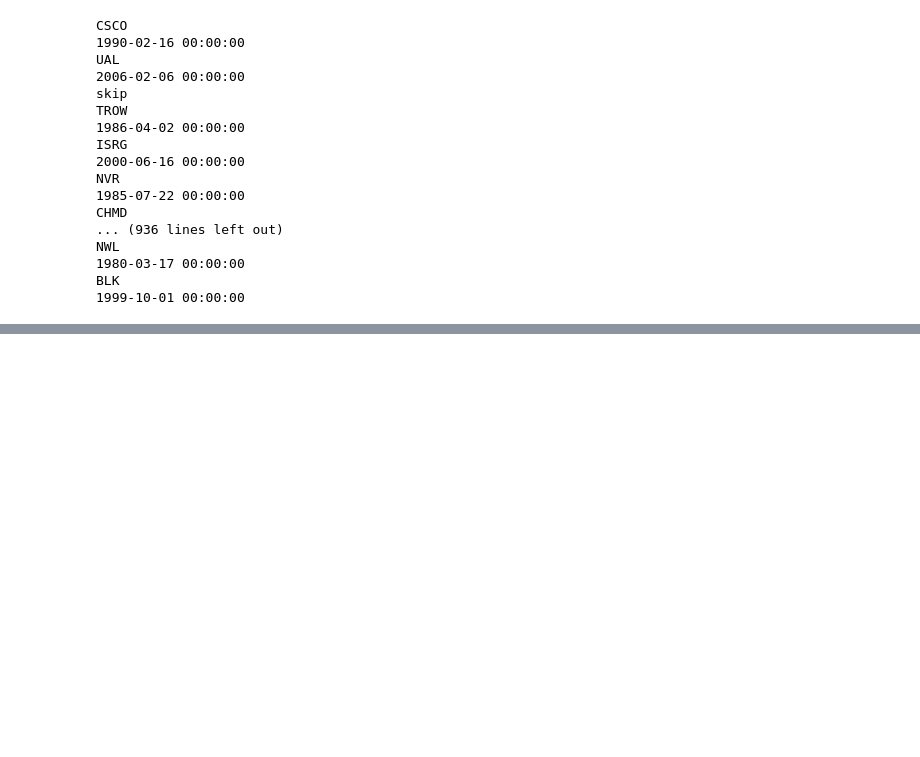
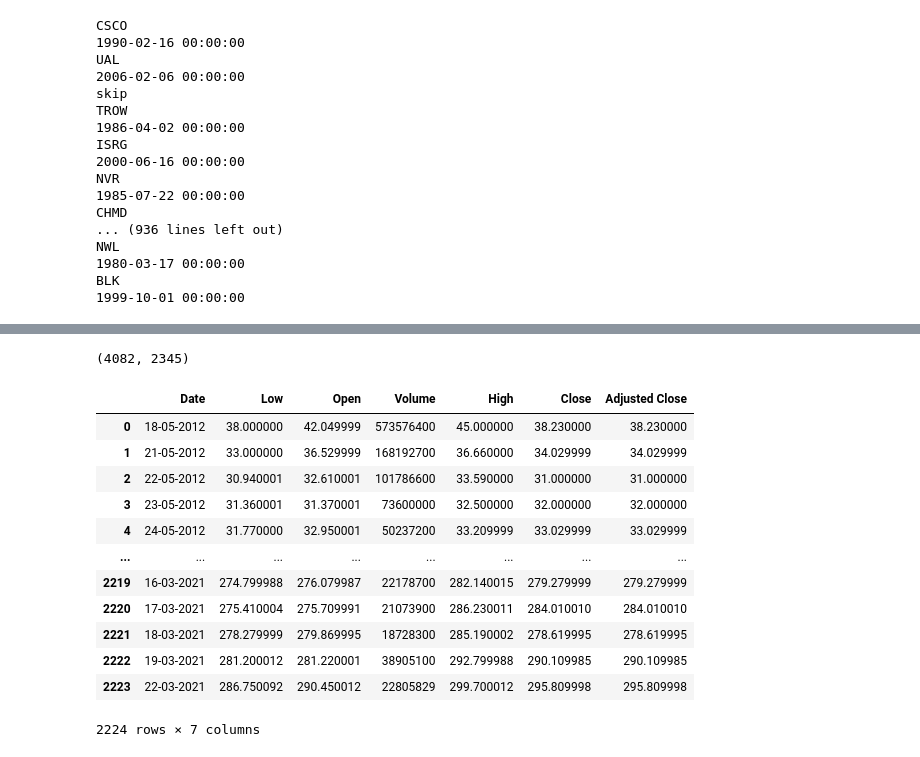
Before and after one commit to mchen81/Stock-Prices-Predictor, a Jupyter notebook: data_preprocess.ipynb, the cells around one changed output, grey strips where cells are left out. Cells and saved outputs as stored; diff of their text form; code cells hidden in the pictures; blank space fills up the shorter version.

```diff
--- a/data_preprocess.ipynb
+++ b/data_preprocess.ipynb
@@ -98,0 +99,21 @@ pd.DataFrame(df_empty.iloc[0:100])
+# %%
+df_empty.shape
+# %% [output]
+(4082, 2345)
+# %%
+data2 = pd.read_csv('sp500/csv/FB.csv')
+data2
+# %% [output]
+|  | Date | Low | Open | Volume | High | Close | Adjusted Close |
+| 0 | 18-05-2012 | 38.000000 | 42.049999 | 573576400 | 45.000000 | 38.230000 | 38.230000 |
+| 1 | 21-05-2012 | 33.000000 | 36.529999 | 168192700 | 36.660000 | 34.029999 | 34.029999 |
+| 2 | 22-05-2012 | 30.940001 | 32.610001 | 101786600 | 33.590000 | 31.000000 | 31.000000 |
+| 3 | 23-05-2012 | 31.360001 | 31.370001 | 73600000 | 32.500000 | 32.000000 | 32.000000 |
+| 4 | 24-05-2012 | 31.770000 | 32.950001 | 50237200 | 33.209999 | 33.029999 | 33.029999 |
+| ... | ... | ... | ... | ... | ... | ... | ... |
+| 2219 | 16-03-2021 | 274.799988 | 276.079987 | 22178700 | 282.140015 | 279.279999 | 279.279999 |
+| 2220 | 17-03-2021 | 275.410004 | 275.709991 | 21073900 | 286.230011 | 284.010010 | 284.010010 |
+| 2221 | 18-03-2021 | 278.279999 | 279.869995 | 18728300 | 285.190002 | 278.619995 | 278.619995 |
+| 2222 | 19-03-2021 | 281.200012 | 281.220001 | 38905100 | 292.799988 | 290.109985 | 290.109985 |
+| 2223 | 22-03-2021 | 286.750092 | 290.450012 | 22805829 | 299.700012 | 295.809998 | 295.809998 |
+2224 rows × 7 columns
```
Also changed, not shown: parts of 6 cells of this notebook.
